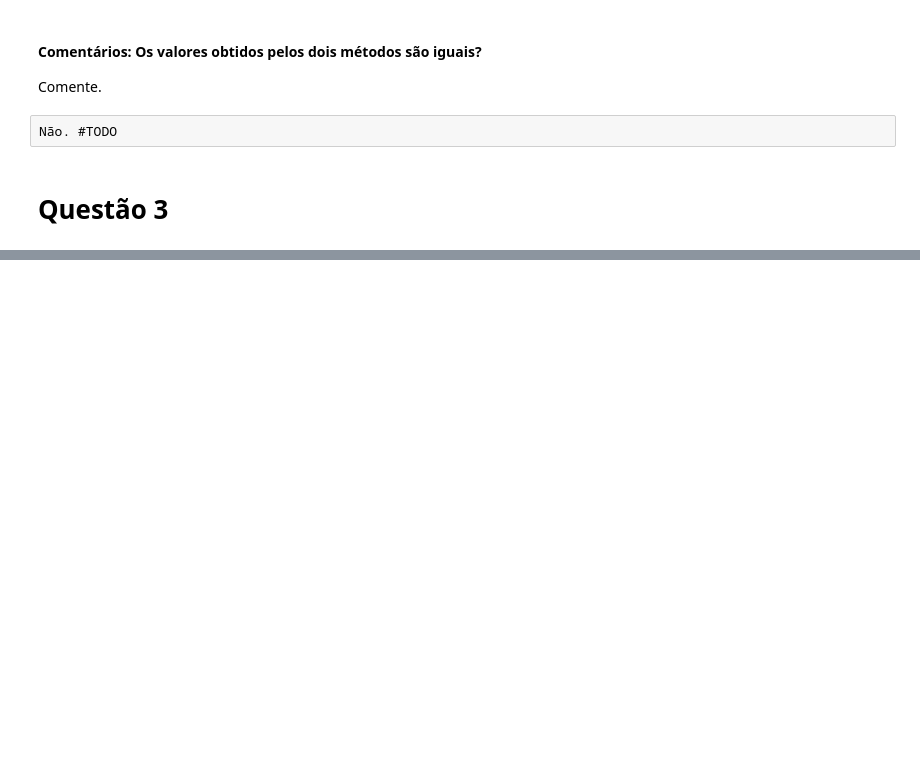
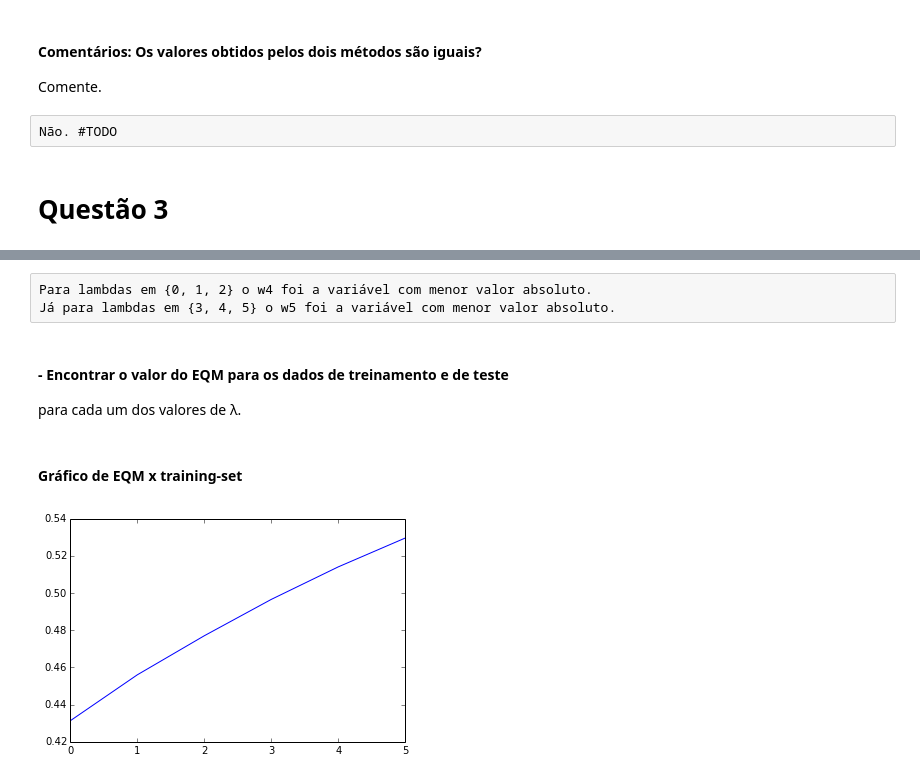
Before and after one commit to abevieiramota/mestrado-AA, a Jupyter notebook: Trabalho 1.ipynb, the cells around one changed output, grey strips where cells are left out. Saved outputs shown, nothing was run; the diff lists cells and outputs as text; code cells hidden in the pictures; blank space fills up the shorter version.

```diff
--- a/Trabalho 1.ipynb
+++ b/Trabalho 1.ipynb
@@ -242,0 +250,6 @@ Não. #TODO
+# %%
+X_training = X[:30]
+Y_training = Y[:30]
+
+X_test = X[30:]
+Y_test = Y[30:]
@@ -242,0 +275,6 @@ Não. #TODO
+# %%
+coeficientes = []
+lambdas = [0,1,2,3,4,5]
+
+for lamb in lambdas:
+    coeficientes.append([lamb, lsm_regularizado(X_training, Y_training, lamb=lamb)])
@@ -242,0 +306,12 @@ Não. #TODO
+# %%
+coefs_frame = []
+from pandas import DataFrame
+
+coefs = np.abs(np.array([coef for [_, coef] in coeficientes]))
+
+as_dicts = [{"lambda 0":coefs[0,:]}, {"lambda 1":coefs[1,:]}, {"lambda 2":coefs[2,:]}, {"lambda 3":coefs[3,:]}, {"lambda 4":coefs[4,:]}, {"lambda 5":coefs[5,:]}]
+
+coefs_frames = [DataFrame(data=as_dict) for as_dict in as_dicts]
+
+for i in xrange(6):
+    print coefs_frames[i].sort("lambda %s" % str(i))
@@ -242,0 +336,26 @@ Não. #TODO
+# %% [raw]
+Para lambdas em {0, 1, 2} o w4 foi a variável com menor valor absoluto.
+Já para lambdas em {3, 4, 5} o w5 foi a variável com menor valor absoluto.
+# %% [markdown]
+#### - Encontrar o valor do EQM para os dados de treinamento e de teste
+
+para cada um dos valores de λ.
+# %%
+eqms_por_lambda = []
+
+for lamb, coefs in coeficientes:
+    pred_training = [eq_1grau(coefs, xs) for xs in X_training]
+    eqm_training= eqm(pred_training, Y_training)
+
+    pred_test = [eq_1grau(coefs, xs) for xs in X_test]
+    eqm_test = eqm(pred_test, Y_test)
+
+    eqms_por_lambda.append([eqm_training, eqm_test])
+
+eqms_por_lambda = np.array(eqms_por_lambda)
+# %% [markdown]
+#### Gráfico de EQM x training-set
+# %%
+plot2d(xrange(6), eqms_por_lambda[:,0])
+# %% [output]
+[figure, added]
```
Also changed, not shown: parts of 23 cells of this notebook.
